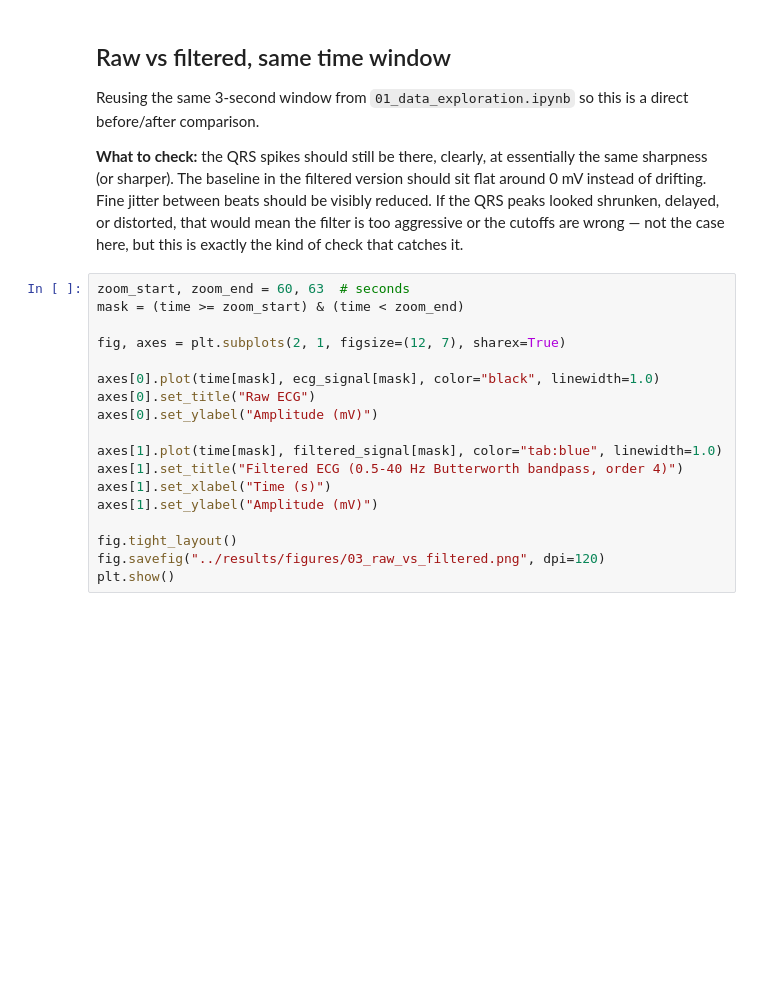
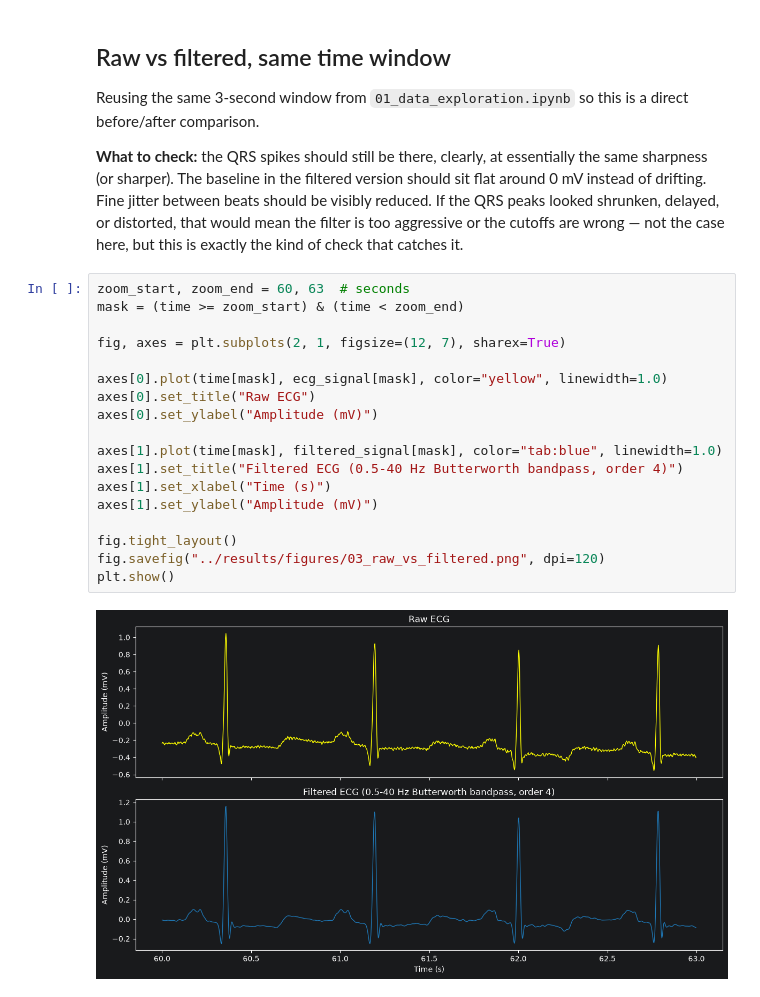
Before and after one commit to ksd-hap/ecg-signal-ml, a Jupyter notebook: notebooks/02_signal_processing.ipynb, the cells around one changed output. Drawn from its saved outputs; the diff is of its cells as text; blank space fills up the shorter version.

```diff
--- a/notebooks/02_signal_processing.ipynb
+++ b/notebooks/02_signal_processing.ipynb
@@ -61,18 +61,20 @@ catches it.
 # %%
 zoom_start, zoom_end = 60, 63  # seconds
 mask = (time >= zoom_start) & (time < zoom_end)
 
 fig, axes = plt.subplots(2, 1, figsize=(12, 7), sharex=True)
 
-axes[0].plot(time[mask], ecg_signal[mask], color="black", linewidth=1.0)
+axes[0].plot(time[mask], ecg_signal[mask], color="yellow", linewidth=1.0)
 axes[0].set_title("Raw ECG")
 axes[0].set_ylabel("Amplitude (mV)")
 
 axes[1].plot(time[mask], filtered_signal[mask], color="tab:blue", linewidth=1.0)
 axes[1].set_title("Filtered ECG (0.5-40 Hz Butterworth bandpass, order 4)")
 axes[1].set_xlabel("Time (s)")
 axes[1].set_ylabel("Amplitude (mV)")
 
 fig.tight_layout()
 fig.savefig("../results/figures/03_raw_vs_filtered.png", dpi=120)
 plt.show()
+# %% [output]
+[figure, added]
```
Also changed, not shown: 3 other files.
